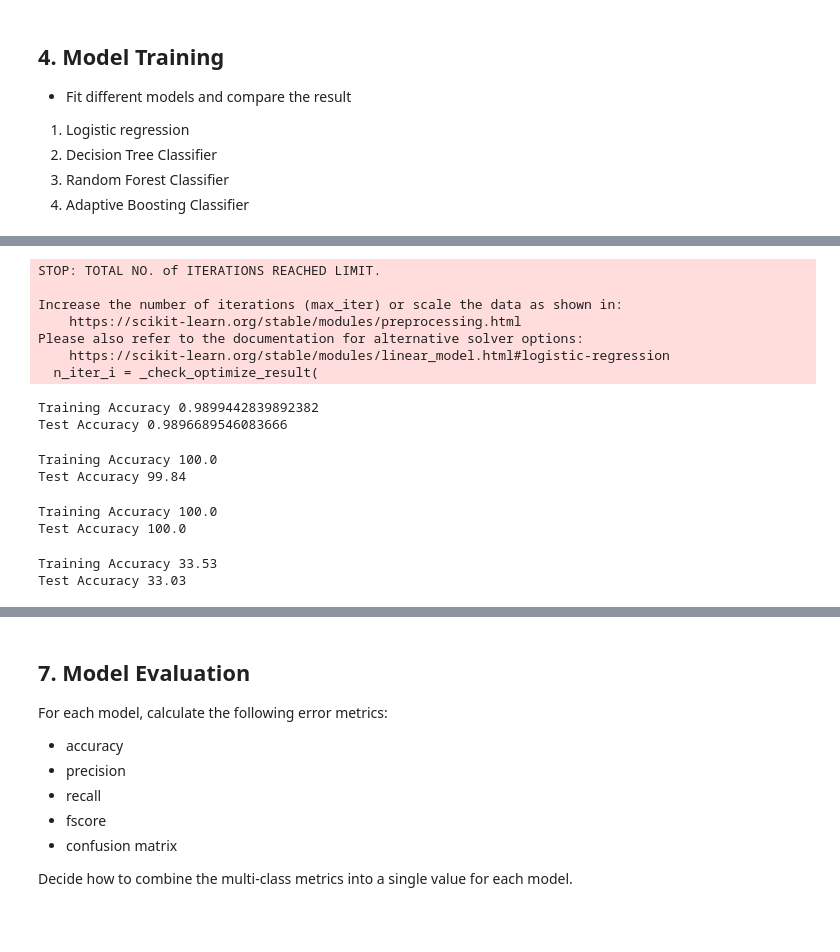
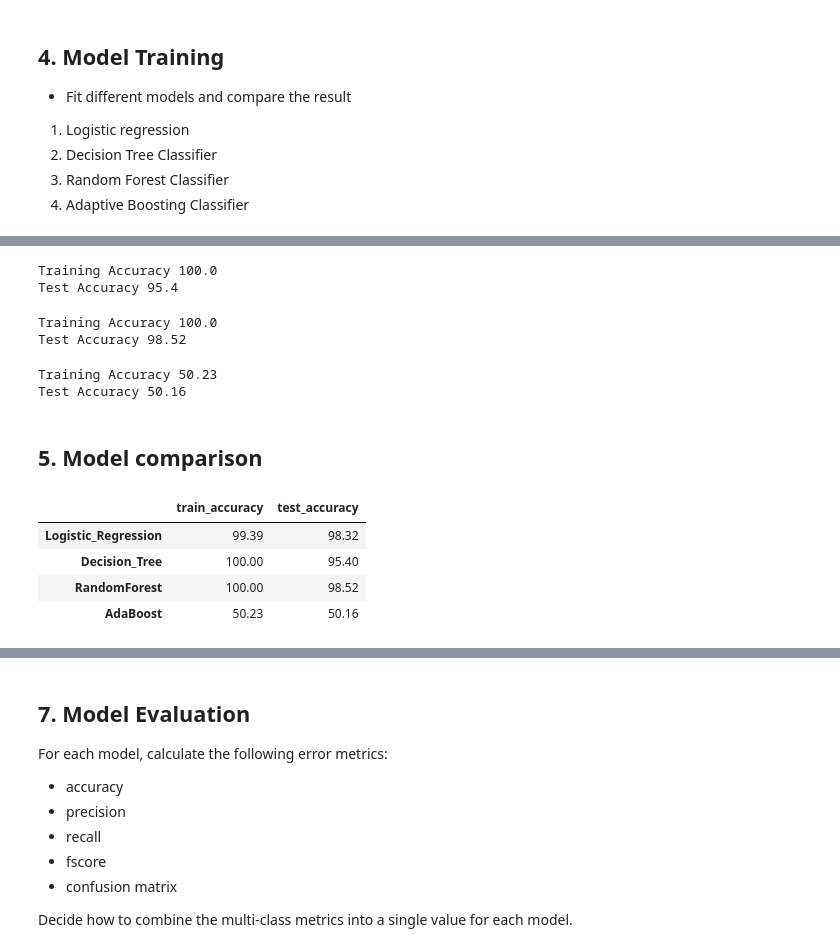
Before and after one commit to ashishpal2702/HumanActivityrecognition, a Jupyter notebook: Logistic_Regression_and_Classification_POC.ipynb, the cells around one changed output, grey strips where cells are left out. Cells and saved outputs as stored; diff of their text form; code cells hidden in the pictures; blank space fills up the shorter version.

```diff
--- a/Logistic_Regression_and_Classification_POC.ipynb
+++ b/Logistic_Regression_and_Classification_POC.ipynb
@@ -175,40 +203,44 @@ from sklearn.ensemble import AdaBoostClassifier
 # %%
-lr =  LogisticRegression()
-lr.fit(x_train, y_train)
-print("Training Accuracy", round(lr.score(x_train, y_train)*100,2))
-print("Test Accuracy", round(lr.score(x_test, y_test)*100,2))
+dt =  DecisionTreeClassifier()
+dt.fit(x_train, y_train)
+train_accuracy = round(dt.score(x_train, y_train)*100,2)
+test_accuracy = round(dt.score(x_test, y_test)*100,2)
+print("Training Accuracy", train_accuracy)
+print("Test Accuracy", test_accuracy)
+model_result['Decision_Tree'] = {'train_accuracy': train_accuracy,'test_accuracy':test_accuracy }
 # %% [output]
-STOP: TOTAL NO. of ITERATIONS REACHED LIMIT.
-
-Increase the number of iterations (max_iter) or scale the data as shown in:
-    https://scikit-learn.org/stable/modules/preprocessing.html
-Please also refer to the documentation for alternative solver options:
-    https://scikit-learn.org/stable/modules/linear_model.html#logistic-regression
-  n_iter_i = _check_optimize_result(
+Training Accuracy 100.0
+Test Accuracy 95.4
-Training Accuracy 0.9899442839892382
-Test Accuracy 0.9896689546083666
 # %%
-dt =  DecisionTreeClassifier()
-dt.fit(x_train, y_train)
-print("Training Accuracy", round(dt.score(x_train, y_train)*100,2))
-print("Test Accuracy", round(dt.score(x_test, y_test)*100,2))
+rfc =  RandomForestClassifier()
+rfc.fit(x_train, y_train)
+train_accuracy = round(rfc.score(x_train, y_train)*100,2)
+test_accuracy = round(rfc.score(x_test, y_test)*100,2)
+print("Training Accuracy", train_accuracy)
+print("Test Accuracy", test_accuracy)
+model_result['RandomForest'] = {'train_accuracy': train_accuracy,'test_accuracy':test_accuracy }
 # %% [output]
 Training Accuracy 100.0
-Test Accuracy 99.84
+Test Accuracy 98.52
 # %%
-rfc =  RandomForestClassifier()
-rfc.fit(x_train, y_train)
-print("Training Accuracy", round(rfc.score(x_train, y_train)*100,2))
-print("Test Accuracy", round(rfc.score(x_test, y_test)*100,2))
+abc =  AdaBoostClassifier()
+abc.fit(x_train, y_train)
+train_accuracy = round(abc.score(x_train, y_train)*100,2)
+test_accuracy = round(abc.score(x_test, y_test)*100,2)
+print("Training Accuracy", train_accuracy)
+print("Test Accuracy", test_accuracy)
+model_result['AdaBoost'] = {'train_accuracy': train_accuracy,'test_accuracy':test_accuracy }
 # %% [output]
-Training Accuracy 100.0
-Test Accuracy 100.0
+Training Accuracy 50.23
+Test Accuracy 50.16
-# %%
-abc =  AdaBoostClassifier()
-abc.fit(x_train, y_train)
-print("Training Accuracy", round(abc.score(x_train, y_train)*100,2))
-print("Test Accuracy", round(abc.score(x_test, y_test)*100,2))
-# %% [output]
-Training Accuracy 33.53
-Test Accuracy 33.03
+# %% [markdown]
+## 5. Model comparison
+# %%
+pd.DataFrame(model_result).T
+# %% [output]
+|  | train_accuracy | test_accuracy |
+| Logistic_Regression | 99.39 | 98.32 |
+| Decision_Tree | 100.00 | 95.40 |
+| RandomForest | 100.00 | 98.52 |
+| AdaBoost | 50.23 | 50.16 |
 # %% [markdown]
```
Also changed, not shown: parts of 26 cells of this notebook.
